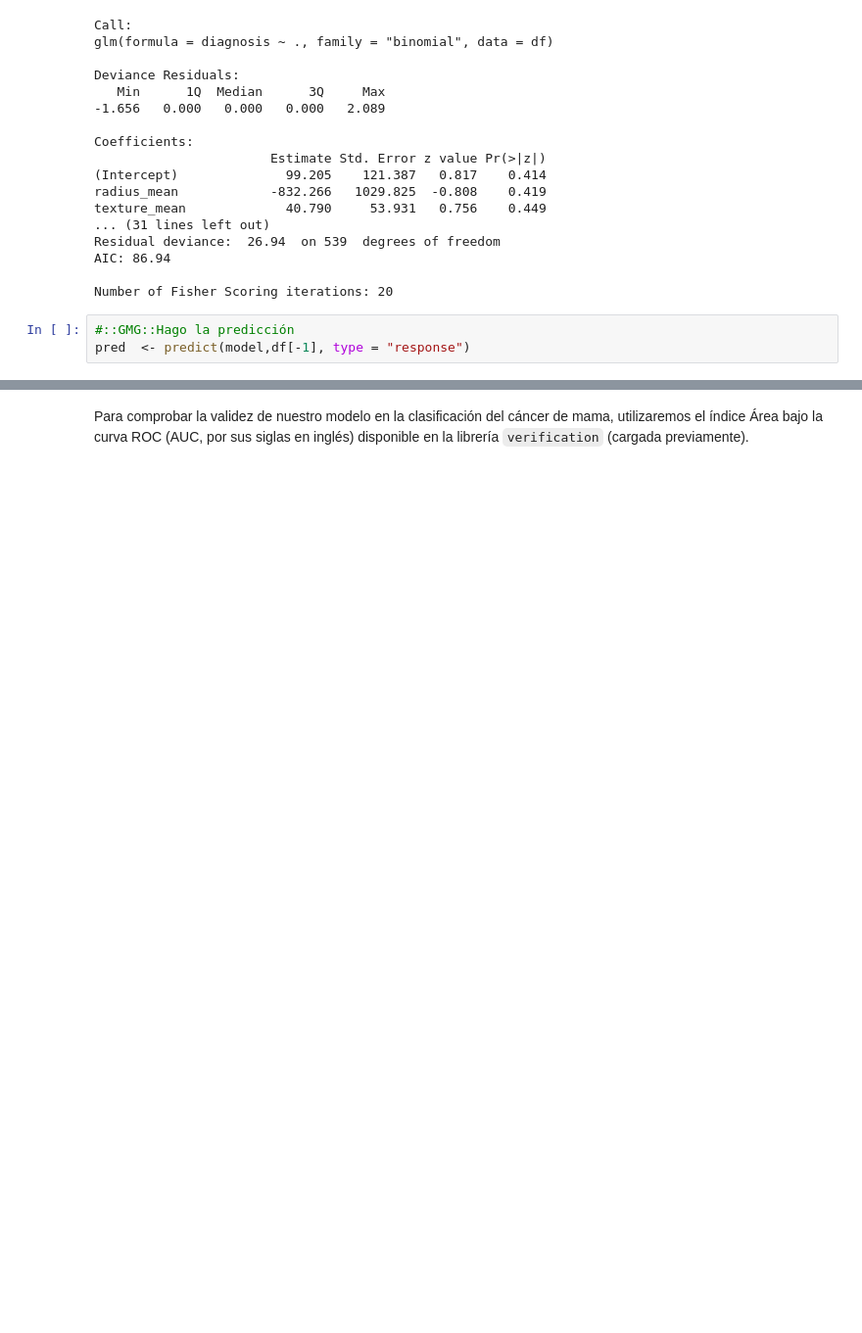
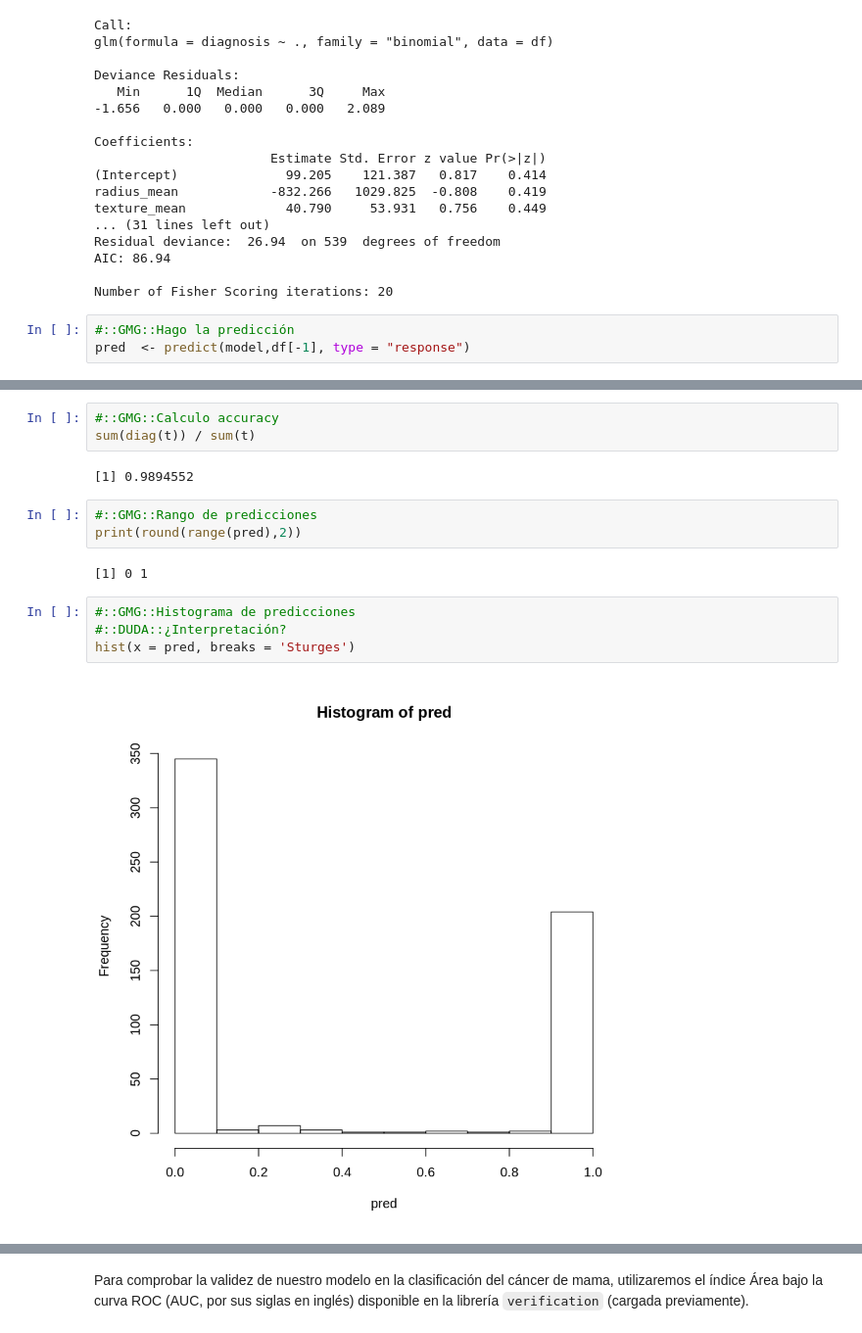
Before and after one commit to yerartdev/uc-m1965-stats, a Jupyter notebook: p19/m1965-stats-ii-practica-seleccion-variables-regularizacion.ipynb, the cells around one changed output, grey strips where cells are left out. Shown at 98% size. Drawn from its saved outputs; the diff is of its cells as text; blank space fills up the shorter version.

Commit message:
stats-ii práctica selección de variables y regularización: estructura (carga, limpieza, exploración, full model, diagnóstico, generalización); añadidos, dudas, explicaciones, comentarios

```diff
--- a/p19/m1965-stats-ii-practica-seleccion-variables-regularizacion.ipynb
+++ b/p19/m1965-stats-ii-practica-seleccion-variables-regularizacion.ipynb
@@ -323,6 +334,22 @@ table(df$diagnosis,pred >= 0.5)
     FALSE TRUE
   0   355    2
   1     4  208
+# %%
+#::GMG::Calculo accuracy
+sum(diag(t)) / sum(t)
+# %% [output]
+[1] 0.9894552
+# %%
+#::GMG::Rango de predicciones
+print(round(range(pred),2))
+# %% [output]
+[1] 0 1
+# %%
+#::GMG::Histograma de predicciones
+#::DUDA::¿Interpretación?
+hist(x = pred, breaks = 'Sturges')
+# %% [output]
+[figure, added]
 # %%
 #::GMG::Puesto que tengo lattice puedo ver también el densityplot
 #::PTE::Interpretación (?)
```
Also changed, not shown: parts of 11 cells of this notebook.
